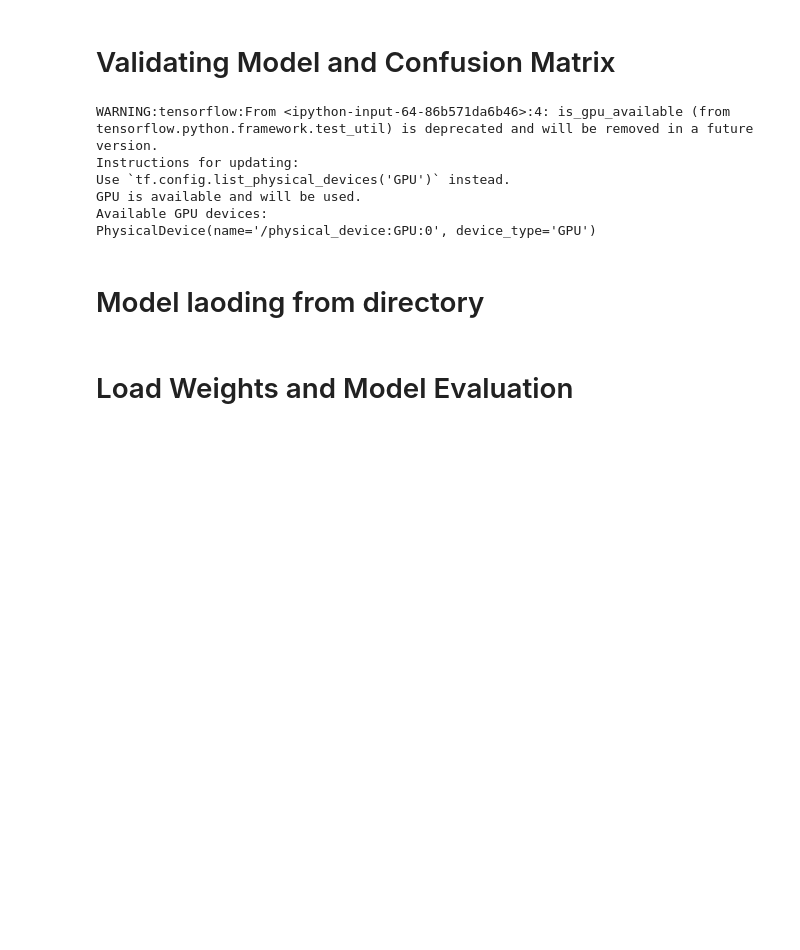
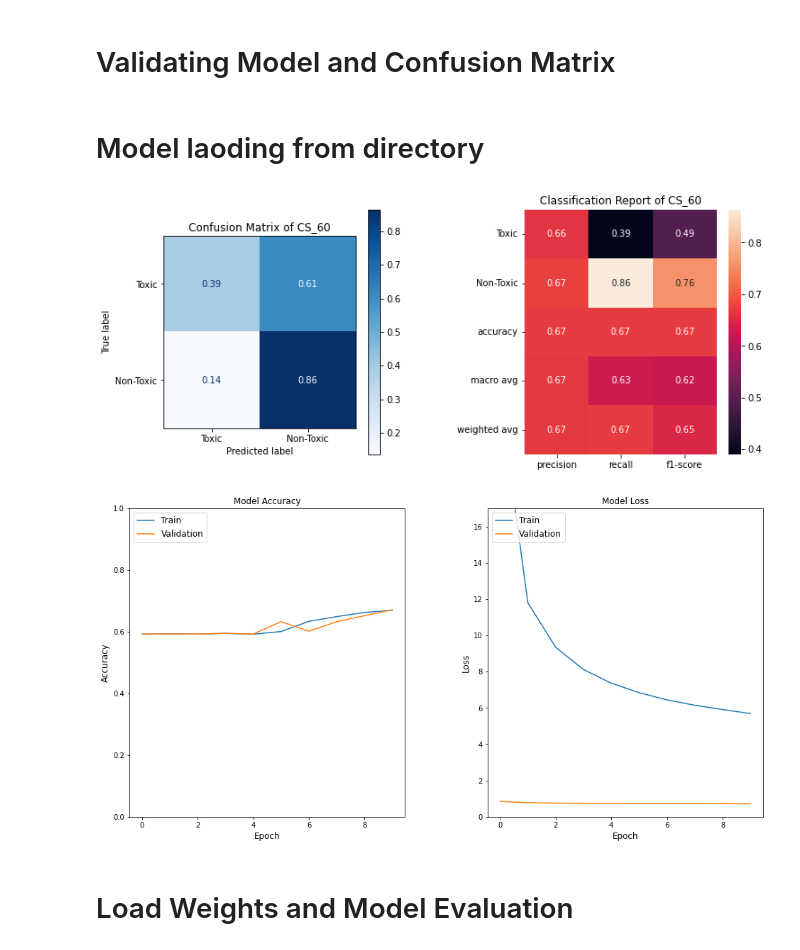
Before and after one commit to machlovi/Spock-paper, a Jupyter notebook: HateXplain_spock-2_PS.ipynb, the cells around one changed output. Drawn from its saved outputs; the diff is of its cells as text; code cells hidden in the pictures; blank space fills up the shorter version.

Commit message:
corrected predic function

```diff
--- a/HateXplain_spock-2_PS.ipynb
+++ b/HateXplain_spock-2_PS.ipynb
@@ -751,7 +751,7 @@ def spock_model(MAX_LENGTH,PROJECTION_DIM):
     # hidden = layers.Dropout(0.25, name="drop-3")(hidden)
 
 
-    predictions = layers.Dense(1, activation= "softmax" , name='classification_layer')(hidden)
+    predictions = layers.Dense(1, activation= "sigmoid" , name='classification_layer')(hidden)
 
     model = Model(inputs=[ids, mks, projection_space],outputs= predictions)
 
@@ -768,11 +768,11 @@ def spock_model(MAX_LENGTH,PROJECTION_DIM):
     posStdDevLoss = 1.0/(tf.math.reduce_std(offensive_cosine)+ 0.001)
     norStdDevLoss = 1.0/(tf.math.reduce_std(normal_cosine)+ 0.001)
 
-#     model.add_loss(posStdDevLoss)
-#     model.add_loss(norStdDevLoss)
+    model.add_loss(posStdDevLoss)
+    model.add_loss(norStdDevLoss)
 
-#     model.add_metric(posStdDevLoss, name='posStdDevLoss')
-#     model.add_metric(norStdDevLoss, name='norStdDevLoss')
+    model.add_metric(posStdDevLoss, name='posStdDevLoss')
+    model.add_metric(norStdDevLoss, name='norStdDevLoss')
 
 
 
@@ -812,10 +812,10 @@ BATCH_SIZE=16
 
 
 import os
-l=[20,40,60,80,100,120]
+l=[60]
 
 MAX_LENGTH = 30
-BATCH_SIZE = 16
+BATCH_SIZE = 32
 # PROJECTION_DIM =30
 VECTOR_DIM = 768
 for PROJECTION_DIM in l:
@@ -885,26 +884,2 @@ DNN library initialization failed. Look at the errors above for more details.
 # %% [markdown]
 # Validating Model and Confusion Matrix
-# %%
-import tensorflow as tf
-
-# Check if GPU is available
-if tf.test.is_gpu_available():
-    print("GPU is available and will be used.")
-else:
-    print("GPU is not available. TensorFlow will use CPU.")
-
-# List available GPU devices
-physical_devices = tf.config.list_physical_devices('GPU')
-if len(physical_devices) > 0:
-    print("Available GPU devices:")
-    for device in physical_devices:
-        print(device)
-else:
-    print("No GPU devices found.")
-# %% [output]
-WARNING:tensorflow:From <ipython-input-64-86b571da6b46>:4: is_gpu_available (from tensorflow.python.framework.test_util) is deprecated and will be removed in a future version.
-Instructions for updating:
-Use `tf.config.list_physical_devices('GPU')` instead.
-GPU is available and will be used.
-Available GPU devices:
-PhysicalDevice(name='/physical_device:GPU:0', device_type='GPU')
@@ -931,12 +902,18 @@ def plot(history,path):
 
     # Plot loss on the second subplot
     axs[1].plot(history['loss'])
-    axs[1].plot(history['val_loss'])
+    axs[1].plot(history['posStdDevLoss'])
+    axs[1].plot(history['posStdDevLoss'])
+    axs[1].plot(history['norStdDevLoss'])
+    axs[1].plot(history['offensive_normal_loss'])
     axs[1].set_title('Model Loss', fontsize=12)
-    axs[1].set_ylim(0, 3, 0.1)
+    axs[1].set_ylim(0, 17, 0.1)
     axs[1].set_ylabel('Loss', fontsize=12)
     axs[1].set_xlabel('Epoch', fontsize=12)
-    axs[1].legend(['Train', 'Validation'], loc='upper left', fontsize=12)
+    # axs[1].legend(['Train', 'Validation','posStdDevLoss','norStdDevLoss'], loc='upper left', fontsize=12)
+    axs[1].legend(['Train', 'Validation','offensive_normal_loss','posStdDevLoss','norStdDevLoss'], loc='upper left', fontsize=12)
+
+
 
     # Adjust spacing between subplots
     plt.subplots_adjust(wspace=0.3)
@@ -952,11 +929,19 @@ import seaborn as sns
 import numpy as np
 
 def predictionLabels(i):
-     return np.argmax(i, axis=1)
+    return np.where(i < 0.5, 0.0, 1.0)
+
+
+
+    # return np.argmax(i, axis=1)
 
 
 pattern = r"_([0-9]+)$"
 
+
+getLabels = np.vectorize(predictionLabels)
+# predictions = model.predict(test_ds)
+# predictedLabels = getLabels(predictions)
 
 BASE_PATH = f"/home/naseem_fordham/Spock-paper/Spock_HateXplain_2CS/"
 
@@ -991,33 +976,36 @@ for folder_name in os.listdir(BASE_PATH):
                 # Calculate the confusion matrix as percentages
                 cm_percentage = cm.astype('float') / cm.sum(axis=1)[:, np.newaxis]
 
                 # Create a ConfusionMatrixDisplay for the percentage confusion matrix
                 disp = ConfusionMatrixDisplay(confusion_matrix=cm_percentage, display_labels=['Toxic', 'Non-Toxic'])
 
                 # Calculate the classification report
                 clf_report = classification_report(val_df['class'],
                                                    predictedLabels,
                                                    target_names=['Toxic', 'Non-Toxic'],
                                                    output_dict=True)
 
                 # Create a new figure for the combined plot
                 fig, axs = plt.subplots(1, 2, figsize=(12, 5))
 
                 # Plot the confusion matrix as percentages on the left
                 disp.plot(cmap=plt.cm.Blues, values_format=".2f", ax=axs[0])
                 axs[0].set_title(f'Confusion Matrix of CS_{model_number}')
 
                 # Plot the classification report as a heatmap on the right
                 sns.heatmap(pd.DataFrame(clf_report).iloc[:-1, :].T, annot=True, ax=axs[1])
                 axs[1].set_title(f'Classification Report of CS_{model_number}')
 
                 # Adjust spacing between subplots
                 plt.subplots_adjust(wspace=0.5)
 
 
                            # Save the combined plot as a single image
                 plt.savefig(f'{folder_path}/combined_CS_{model_number}.png')
                 plot(history,f'{folder_path}/Acc_loss{model_number}.png')
+# %% [output]
+[figure, added]
+[figure, added]
 # %%
 # UNCOMMENT THIS CELL AFTER MODEL TRAINING
 
```
Also changed, not shown: parts of 4 cells of this notebook.
